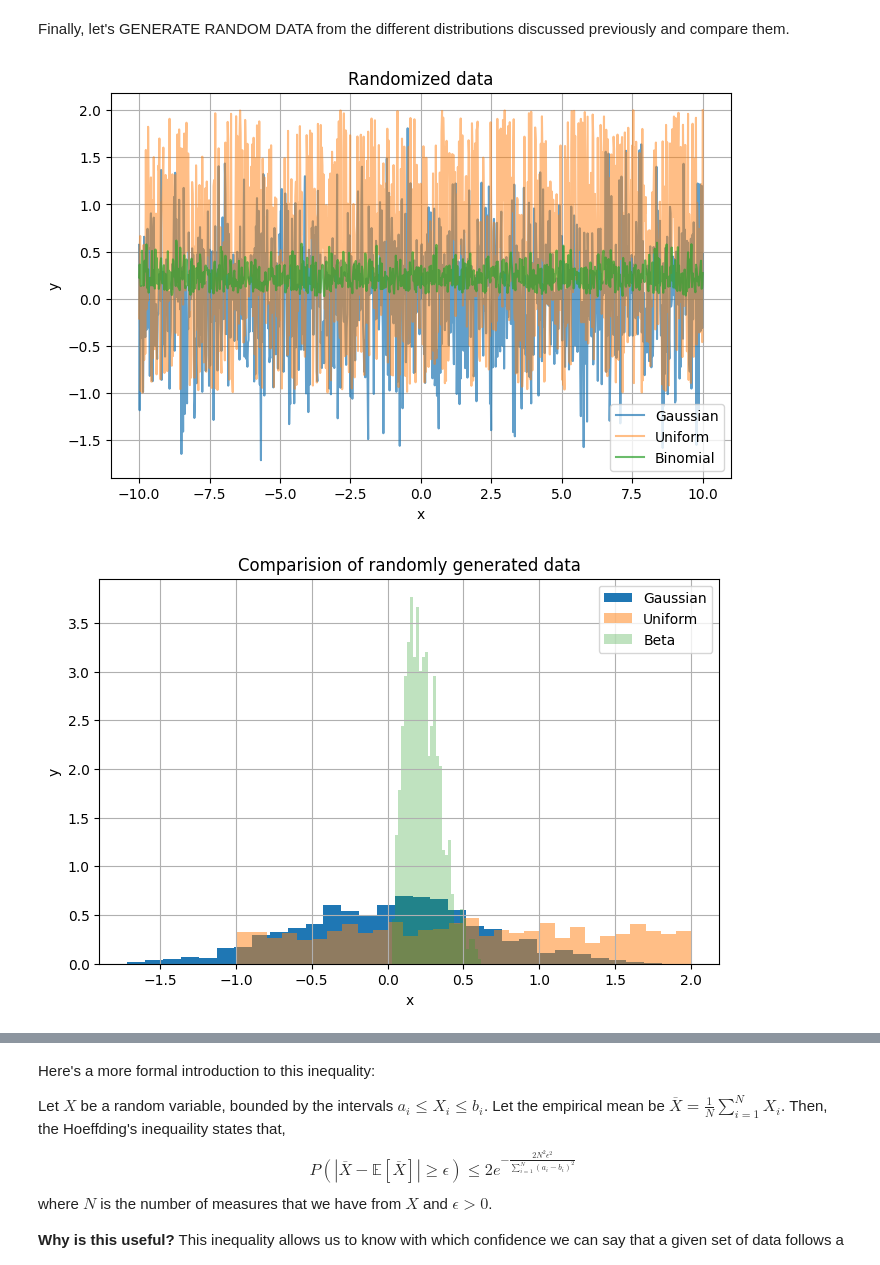
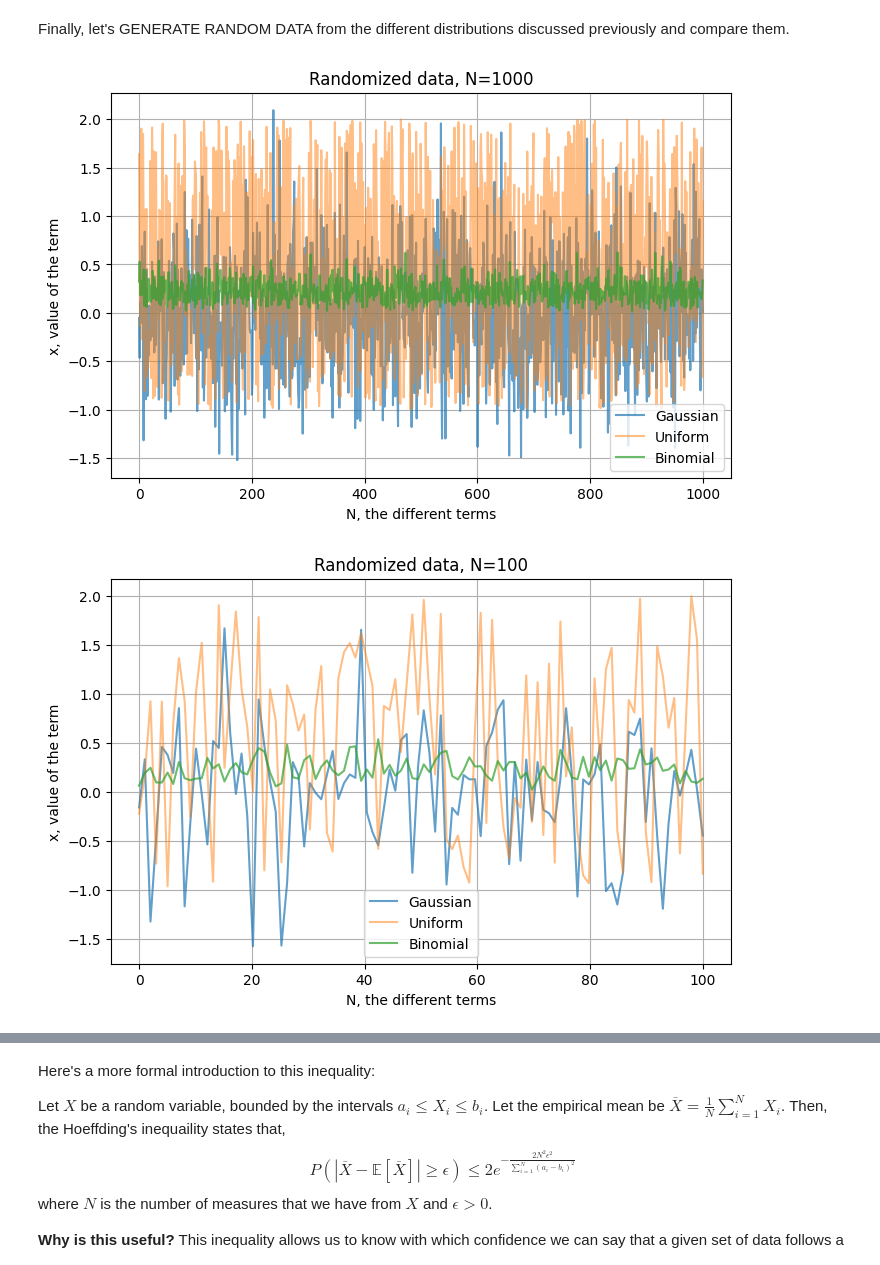
Before and after one commit to jorgite/Quantum-Machine-Learning-UIMP, a Jupyter notebook: exercise_UD1/UD1_problem_solution.ipynb, the cells around one changed output, grey strips where cells are left out. Saved outputs shown, nothing was run; the diff lists cells and outputs as text; code cells hidden in the pictures.

```diff
--- a/exercise_UD1/UD1_problem_solution.ipynb
+++ b/exercise_UD1/UD1_problem_solution.ipynb
@@ -111,45 +110,45 @@ plot_beta_pdf(a=2.3, b=0.6)
 # %% [markdown]
 Finally, let's GENERATE RANDOM DATA from the different distributions discussed previously and compare them.
 # %%
-y_normal = np.random.normal(0,0.6,1000)
-y_normal_sorted = np.sort(y_normal)
+# We are going to generate three different sets of random data, each one following a different distribution: Gaussian (with mean 0 and variance 0.6), Uniform (with a=-1, b=2) and Beta (with alpha=3, beta=10).
+# Of each of them we will do two versions, one with 1000 elements (named '1') and another one with 100 elements ('2'). Doing so, we will be able to see the effect of the number of samples in the results obtained afterwards.
 
-y_uniform = np.random.uniform(-1,2,1000)
-y_uniform_sorted = np.sort(y_uniform)
+y_normal1 = np.random.normal(0,0.6,1000)
+y_normal2 = np.random.normal(0,0.6,100)
 
-y_beta = np.random.beta(3,10,1000)
-y_beta_ordenat = np.sort(y_beta)
+y_uniform1 = np.random.uniform(-1,2,1000)
+y_uniform2 = np.random.uniform(-1,2,100)
 
-x = np.linspace(-10,10,1000)
+y_beta1 = np.random.beta(3,10,1000)
+y_beta2 = np.random.beta(3,10,100)
+
+x1 = np.linspace(0,1000,1000)
+x2 = np.linspace(0,100,100)
 
 fig = plt.figure(figsize=(8,5)) # Generate an empty plot with the dimensions specified: (width, height) in inches
 ax = fig.add_subplot(1,1,1) # We generate the axes for our plot (nrows, ncols, index)
-ax.plot(x, y_normal, label='Gaussian', alpha=0.7) # Plot the PDF and assign it a label
-ax.plot(x, y_uniform, label='Uniform', alpha=0.5) # alpha is used to set the transparency of the plot
-ax.plot(x, y_beta, label='Binomial', alpha=0.7)
+ax.plot(x1, y_normal1, label='Gaussian', alpha=0.7) # Plot the PDF and assign it a label
+ax.plot(x1, y_uniform1, label='Uniform', alpha=0.5) # alpha is used to set the transparency of the plot
+ax.plot(x1, y_beta1, label='Binomial', alpha=0.7)
 ax.grid() # Plot a grid
 ax.legend() # Plot a legend
-ax.set_xlabel('x') # Add the x axis label
-ax.set_ylabel('y') # Add the y axis label
-ax.set_title('Randomized data'); # Set a title for the whole plot
+ax.set_xlabel('N, the different terms') # Add the x axis label
+ax.set_ylabel('x, value of the term') # Add the y axis label
+ax.set_title('Randomized data, N=1000'); # Set a title for the whole plot
+
+fig = plt.figure(figsize=(8,5)) # Generate an empty plot with the dimensions specified: (width, height) in inches
+ax = fig.add_subplot(1,1,1) # We generate the axes for our plot (nrows, ncols, index)
+ax.plot(x2, y_normal2, label='Gaussian', alpha=0.7) # Plot the PDF and assign it a label
+ax.plot(x2, y_uniform2, label='Uniform', alpha=0.5) # alpha is used to set the transparency of the plot
+ax.plot(x2, y_beta2, label='Binomial', alpha=0.7)
+ax.grid() # Plot a grid
+ax.legend() # Plot a legend
+ax.set_xlabel('N, the different terms') # Add the x axis label
+ax.set_ylabel('x, value of the term') # Add the y axis label
+ax.set_title('Randomized data, N=100'); # Set a title for the whole plot
 # %% [output]
-[figure, old version]
+[figure, new version]
+[figure, added]
-# %%
-# Now, let's plot the histograms of the different random data generated previously to compare them and to see if the data sets follow the general form as expected from each distribution.
-fig = plt.figure(figsize=(8,5)) # Generate an empty plot with the dimensions specified: (width, height) in inches
-ax = fig.add_subplot(1,1,1) # We generate the axes for our plot (nrows, ncols, index)
-
-countN, binsN, ignoredN = plt.hist(y_normal, 30, density=True, label='Gaussian')
-countU, binsU, ignoredU = plt.hist(y_uniform, 30, density=True, alpha=0.5, label='Uniform')
-countB, binsB, ignoredB = plt.hist(y_beta, 30, density=True, alpha=0.3, label='Beta')
-
-ax.grid() # Plot a grid
-ax.legend() # Plot a legend
-ax.set_xlabel('x') # Add the x axis label
-ax.set_ylabel('y') # Add the y axis label
-ax.set_title('Comparision of randomly generated data'); # Set a title for the whole plot
-# %% [output]
-[figure, removed]
 # %%
 # Let's now plot the histograms of the different random data generated previously along with their corresponding Probability Density Functions (PDFs) to compare them and to see if the data sets follow the general form as expected from each distribution.
 
```
Also changed, not shown: parts of 15 cells of this notebook, 1 other file.
